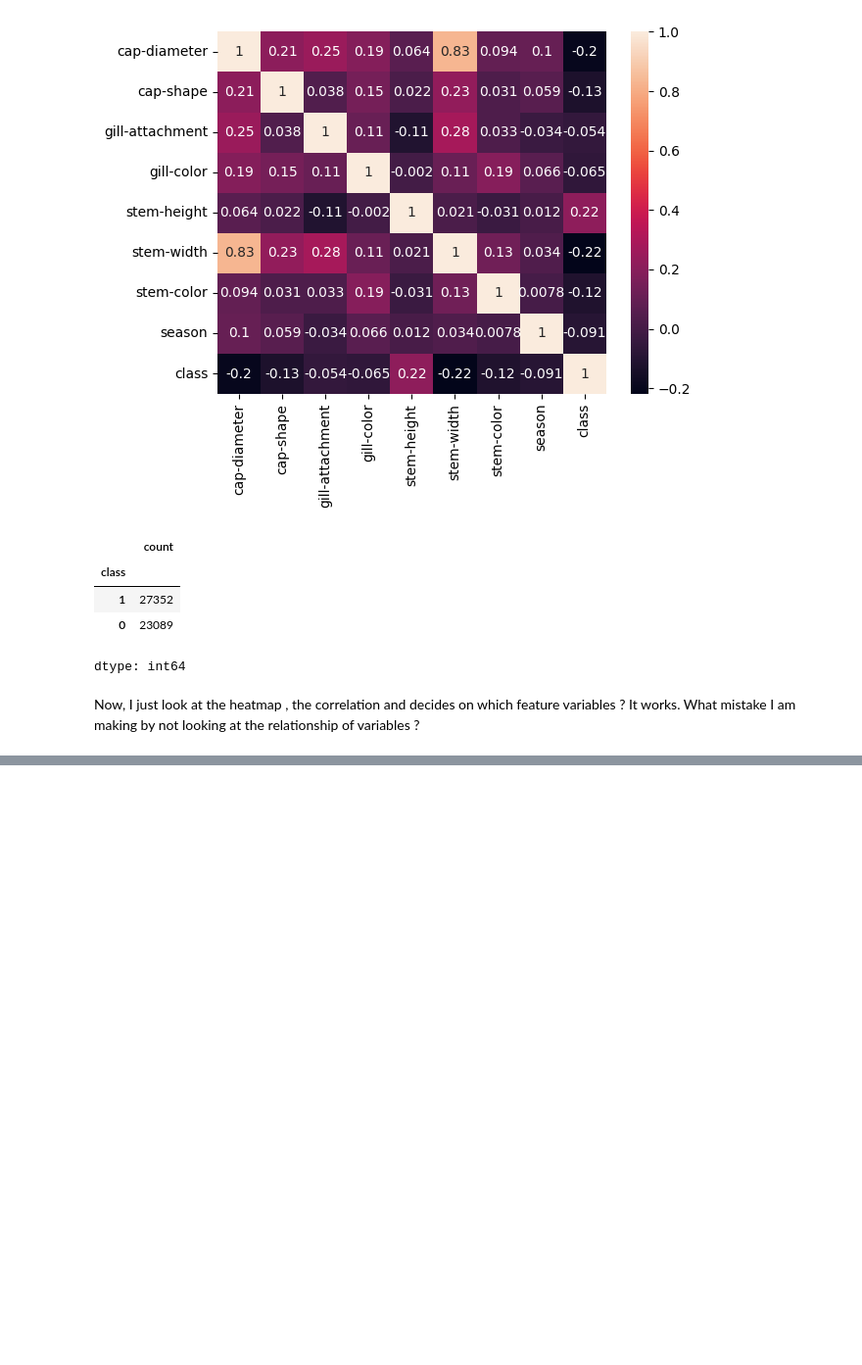
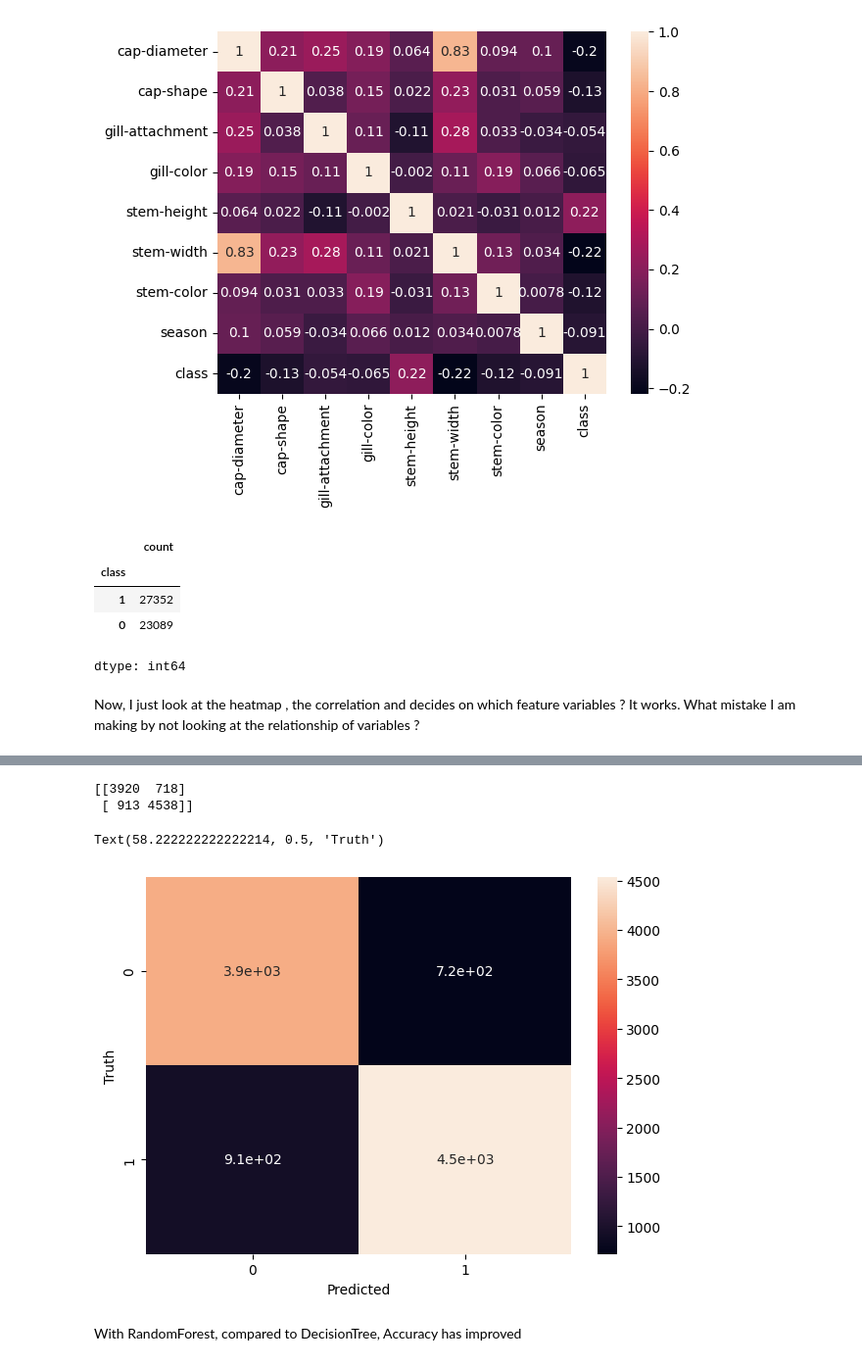
Before and after one commit to dhsingh0815/ML, a Jupyter notebook: Classifier/Classifier_Mushroom.ipynb, the cells around one changed output, grey strips where cells are left out. Shown at 98% size. Cells and saved outputs as stored; diff of their text form; code cells hidden in the pictures; blank space fills up the shorter version.

```diff
--- a/Classifier/Classifier_Mushroom.ipynb
+++ b/Classifier/Classifier_Mushroom.ipynb
@@ -102,0 +167,14 @@ dtype: int64
+# %%
+cm = confusion_matrix(y_test, y_test_pred)
+print(cm)
+plt.figure(figsize=(7,5))
+sns.heatmap(cm,annot=True)
+plt.xlabel('Predicted')
+plt.ylabel('Truth')
+# %% [output]
+[[3920  718]
+ [ 913 4538]]
+Text(58.222222222222214, 0.5, 'Truth')
+[figure, added]
+# %% [markdown]
+With RandomForest, compared to DecisionTree, Accuracy has improved
```
Also changed, not shown: parts of 9 cells of this notebook.
